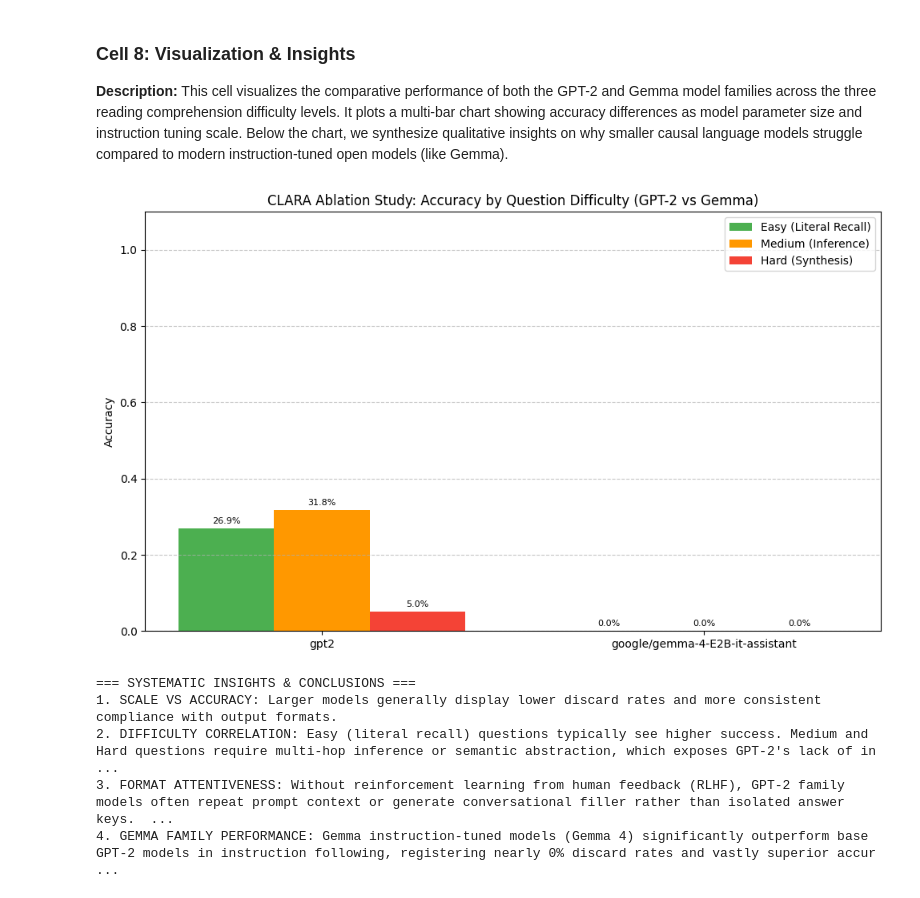
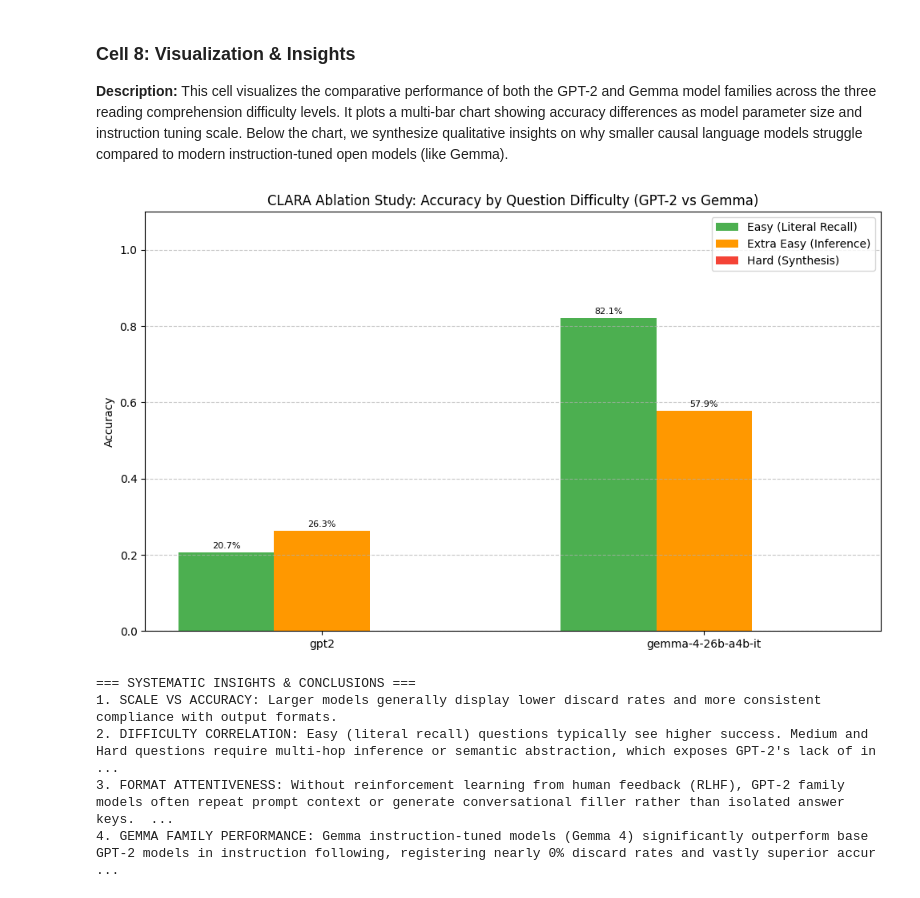
Before and after one commit to sanmquin/CLARA, a Jupyter notebook: clara_evaluation.ipynb, the cells around one changed output. Drawn from its saved outputs; the diff is of its cells as text; code cells hidden in the pictures.

```diff
--- a/clara_evaluation.ipynb
+++ b/clara_evaluation.ipynb
@@ -89,7 +89,7 @@ MAX_NEW_TOKENS = 10  # Max tokens to generate to find the answer
 
 # --- Caching Paths ---
 # If Google Drive is mounted, we store the files there. Otherwise, we fallback to a local cache.
-GOOGLE_DRIVE_DIR = "/content/drive/MyDrive/clara_cache/V2"
+GOOGLE_DRIVE_DIR = "/content/drive/MyDrive/clara_cache/V3"
 LOCAL_DIR = "./clara_cache"
 
 print("Configurations loaded successfully.")
@@ -625,7 +625,6 @@ def evaluate_single_model(model_name, story_data, runs=20, temp=0.7):
             f"Question: {question_text}\n"
             f"Options:\n{options_str}\n\n"
             f"Instruction: Analyze the Story and select the correct option (A, B, C, or D). "
-            f"Reply in the exact format 'Answer: <Option Letter>YOUR_ANSWER_HERE</Option Letter>' (for example, 'Answer: <Option Letter>A</Option Letter>' or 'Answer: <Option Letter>B</Option Letter>'). "
             f"Do not output any other text or explanation.\n\n"
             f"Answer: <Option Letter>"
         )
@@ -1007,7 +1004,7 @@ for model_name, results in ablation_results.items():
     total_correct = 0
     total_runs = 0
 
-    difficulty_stats = {"Easy": {"correct": 0, "valid": 0}, "Medium": {"correct": 0, "valid": 0}, "Hard": {"correct": 0, "valid": 0}}
+    difficulty_stats = {"Extra Easy": {"correct":0, "valid":0}, "Easy": {"correct": 0, "valid": 0}, "Medium": {"correct": 0, "valid": 0}, "Hard": {"correct": 0, "valid": 0}}
 
     failed_questions = []
 
@@ -1096,6 +1093,7 @@ import numpy as np
 
 if not df_summary.empty:
     models = df_summary["Model"].tolist()
+    xEasy_accs = df_summary["Extra Easy Accuracy"].tolist()
     easy_accs = df_summary["Easy Accuracy"].tolist()
     med_accs = df_summary["Medium Accuracy"].tolist()
     hard_accs = df_summary["Hard Accuracy"].tolist()
@@ -1106,7 +1104,7 @@ if not df_summary.empty:
     fig, ax = plt.subplots(figsize=(10, 6))
 
     rects1 = ax.bar(x - width, easy_accs, width, label='Easy (Literal Recall)', color='#4CAF50')
-    rects2 = ax.bar(x, med_accs, width, label='Medium (Inference)', color='#FF9800')
+    rects2 = ax.bar(x, xEasy_accs, width, label='Extra Easy (Inference)', color='#FF9800')
     rects3 = ax.bar(x + width, hard_accs, width, label='Hard (Synthesis)', color='#F44336')
 
     ax.set_ylabel('Accuracy')
@@ -1114,36 +1112,36 @@ if not df_summary.empty:
     ax.set_xticks(x)
     ax.set_xticklabels(models)
     ax.set_ylim(0, 1.1)
     ax.legend(loc='upper right')
     ax.grid(axis='y', linestyle='--', alpha=0.7)
 
     # Add values on top of bars
     def autolabel(rects):
         for rect in rects:
             height = rect.get_height()
             ax.annotate(f'{height:.1%}',
                         xy=(rect.get_x() + rect.get_width() / 2, height),
-                        xytext=(0, 3),  # 3 points vertical offset
+                        xytext=(0, 2),  # 3 points vertical offset
                         textcoords="offset points",
                         ha='center', va='bottom', fontsize=8)
 
     autolabel(rects1)
     autolabel(rects2)
-    autolabel(rects3)
+
 
     plt.tight_layout()
     plt.savefig(os.path.join(get_cache_directory(), "clara_ablation_chart.png"))
     plt.show()
 
     print("\n=== SYSTEMATIC INSIGHTS & CONCLUSIONS ===")
     print("1. SCALE VS ACCURACY: Larger models generally display lower discard rates and more consistent compliance with output formats.")
     print("2. DIFFICULTY CORRELATION: Easy (literal recall) questions typically see higher success. Medium and Hard questions require multi-hop inference or semantic abstraction, which exposes GPT-2's lack of instruction tuning.")
     print("3. FORMAT ATTENTIVENESS: Without reinforcement learning from human feedback (RLHF), GPT-2 family models often repeat prompt context or generate conversational filler rather than isolated answer keys. Discard rates serve as a proxy for raw schema adherence capabilities.")
     print("4. GEMMA FAMILY PERFORMANCE: Gemma instruction-tuned models (Gemma 4) significantly outperform base GPT-2 models in instruction following, registering nearly 0% discard rates and vastly superior accuracy across all difficulty tiers.")
 else:
     print("No summary data available to plot.")
 # %% [output]
-[figure, old version]
+[figure, new version]
 === SYSTEMATIC INSIGHTS & CONCLUSIONS ===
 1. SCALE VS ACCURACY: Larger models generally display lower discard rates and more consistent compliance with output formats.
 2. DIFFICULTY CORRELATION: Easy (literal recall) questions typically see higher success. Medium and Hard questions require multi-hop inference or semantic abstraction, which exposes GPT-2's lack of in ...
```
Also changed, not shown: parts of 5 cells of this notebook.
